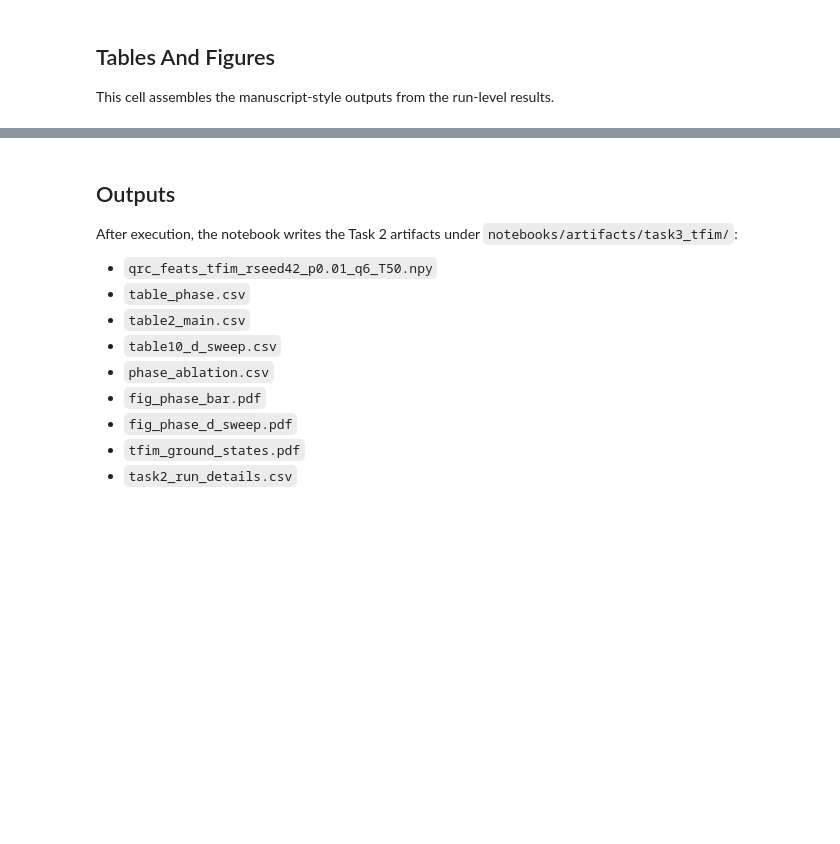
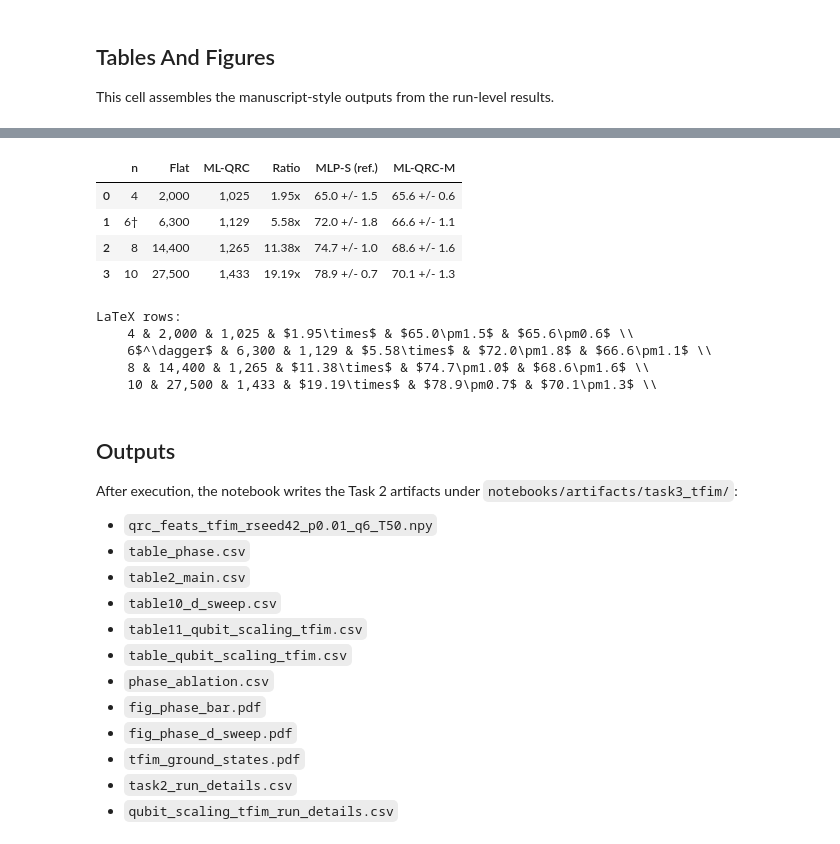
Before and after one commit to vantnprof/ML-QRC, a Jupyter notebook: notebooks/task2_tfim_ml_qrc.ipynb, the cells around one changed output, grey strips where cells are left out. Cells and saved outputs as stored; diff of their text form; code cells hidden in the pictures; blank space fills up the shorter version.

```diff
--- a/notebooks/task2_tfim_ml_qrc.ipynb
+++ b/notebooks/task2_tfim_ml_qrc.ipynb
@@ -581,6 +583,8 @@ CONFIG = {
     "n_sequences": 200,
     "train_frac": 0.70,
     "n_qubits": 6,
+    "qubit_scaling_n_values": [4, 6, 8, 10],
+    "qubit_scaling_d": 8,
     "n_layers": 1,
     "t_steps": 50,
     "p_dep": 0.01,
@@ -599,8 +603,22 @@ CONFIG = {
 
 T_STEPS = CONFIG["t_steps"]
 N_QUBITS = CONFIG["n_qubits"]
-F_DIM = N_QUBITS + N_QUBITS * (N_QUBITS - 1) // 2
-FLAT_DIM = T_STEPS * N_QUBITS * F_DIM
+
+def observable_count(n_qubits):
+    return n_qubits + n_qubits * (n_qubits - 1) // 2
+
+
+def flat_dim_for(n_qubits, t_steps=T_STEPS):
+    return t_steps * n_qubits * observable_count(n_qubits)
+
+
+def mlqrc_param_count_for(n_qubits, d, t_steps=T_STEPS):
+    f_dim = observable_count(n_qubits)
+    return mlqrc_param_count(t_steps, n_qubits, f_dim, d)
+
+
+F_DIM = observable_count(N_QUBITS)
+FLAT_DIM = flat_dim_for(N_QUBITS, T_STEPS)
 FULL_TRAIN = int(round(CONFIG["n_g_values"] * CONFIG["n_sequences"] * CONFIG["train_frac"]))
 HALF_TRAIN = FULL_TRAIN // 2
 
@@ -985,3 +1385,50 @@ print(f"Saved: {ARTIFACT_DIR / 'fig_phase_d_sweep.pdf'}")
+# %%
+def format_acc_mean_std(mean, std):
+    return f"{mean:.1f} +/- {std:.1f}"
+
+
+tfim_qubit_view = tfim_qubit_df.copy()
+tfim_qubit_view["n"] = tfim_qubit_view.apply(
+    lambda row: f"{int(row['n_qubits'])}†" if row["carried_from_task2"] else f"{int(row['n_qubits'])}",
+    axis=1,
+)
+tfim_qubit_view["Flat"] = tfim_qubit_view["flat_dim"].map(lambda value: f"{int(value):,}")
+tfim_qubit_view["ML-QRC"] = tfim_qubit_view["mlqrc_params"].map(lambda value: f"{int(value):,}")
+tfim_qubit_view["Ratio"] = tfim_qubit_view["ratio"].map(lambda value: f"{value:.2f}x")
+tfim_qubit_view["MLP-S (ref.)"] = tfim_qubit_view.apply(
+    lambda row: format_acc_mean_std(row["mlp_s_mean"], row["mlp_s_std"]),
+    axis=1,
+)
+tfim_qubit_view["ML-QRC-M"] = tfim_qubit_view.apply(
+    lambda row: format_acc_mean_std(row["mlqrc_mean"], row["mlqrc_std"]),
+    axis=1,
+)
+tfim_qubit_view = tfim_qubit_view[["n", "Flat", "ML-QRC", "Ratio", "MLP-S (ref.)", "ML-QRC-M"]]
+
+display(tfim_qubit_view)
+
+print("LaTeX rows:")
+for _, row in tfim_qubit_df.iterrows():
+    n_label = f"{int(row['n_qubits'])}"
+    if row["carried_from_task2"]:
+        n_label += r"$^\dagger$"
+    print(
+        f"    {n_label} & {int(row['flat_dim']):,} & {int(row['mlqrc_params']):,} & "
+        f"${row['ratio']:.2f}\\times$ & "
+        f"${row['mlp_s_mean']:.1f}\\pm{row['mlp_s_std']:.1f}$ & "
+        f"${row['mlqrc_mean']:.1f}\\pm{row['mlqrc_std']:.1f}$ \\\\"
+    )
+# %% [output]
+|  | n | Flat | ML-QRC | Ratio | MLP-S (ref.) | ML-QRC-M |
+| 0 | 4 | 2,000 | 1,025 | 1.95x | 65.0 +/- 1.5 | 65.6 +/- 0.6 |
+| 1 | 6† | 6,300 | 1,129 | 5.58x | 72.0 +/- 1.8 | 66.6 +/- 1.1 |
+| 2 | 8 | 14,400 | 1,265 | 11.38x | 74.7 +/- 1.0 | 68.6 +/- 1.6 |
+| 3 | 10 | 27,500 | 1,433 | 19.19x | 78.9 +/- 0.7 | 70.1 +/- 1.3 |
+LaTeX rows:
+    4 & 2,000 & 1,025 & $1.95\times$ & $65.0\pm1.5$ & $65.6\pm0.6$ \\
+    6$^\dagger$ & 6,300 & 1,129 & $5.58\times$ & $72.0\pm1.8$ & $66.6\pm1.1$ \\
+    8 & 14,400 & 1,265 & $11.38\times$ & $74.7\pm1.0$ & $68.6\pm1.6$ \\
+    10 & 27,500 & 1,433 & $19.19\times$ & $78.9\pm0.7$ & $70.1\pm1.3$ \\
 # %% [markdown]
 ## Outputs
 
@@ -991,8 +1438,11 @@ After execution, the notebook writes the Task 2 artifacts under `notebooks/artif
 - `table_phase.csv`
 - `table2_main.csv`
 - `table10_d_sweep.csv`
+- `table11_qubit_scaling_tfim.csv`
+- `table_qubit_scaling_tfim.csv`
 - `phase_ablation.csv`
 - `fig_phase_bar.pdf`
 - `fig_phase_d_sweep.pdf`
 - `tfim_ground_states.pdf`
 - `task2_run_details.csv`
+- `qubit_scaling_tfim_run_details.csv`
```
Also changed, not shown: parts of 11 cells of this notebook, 3 other files.
